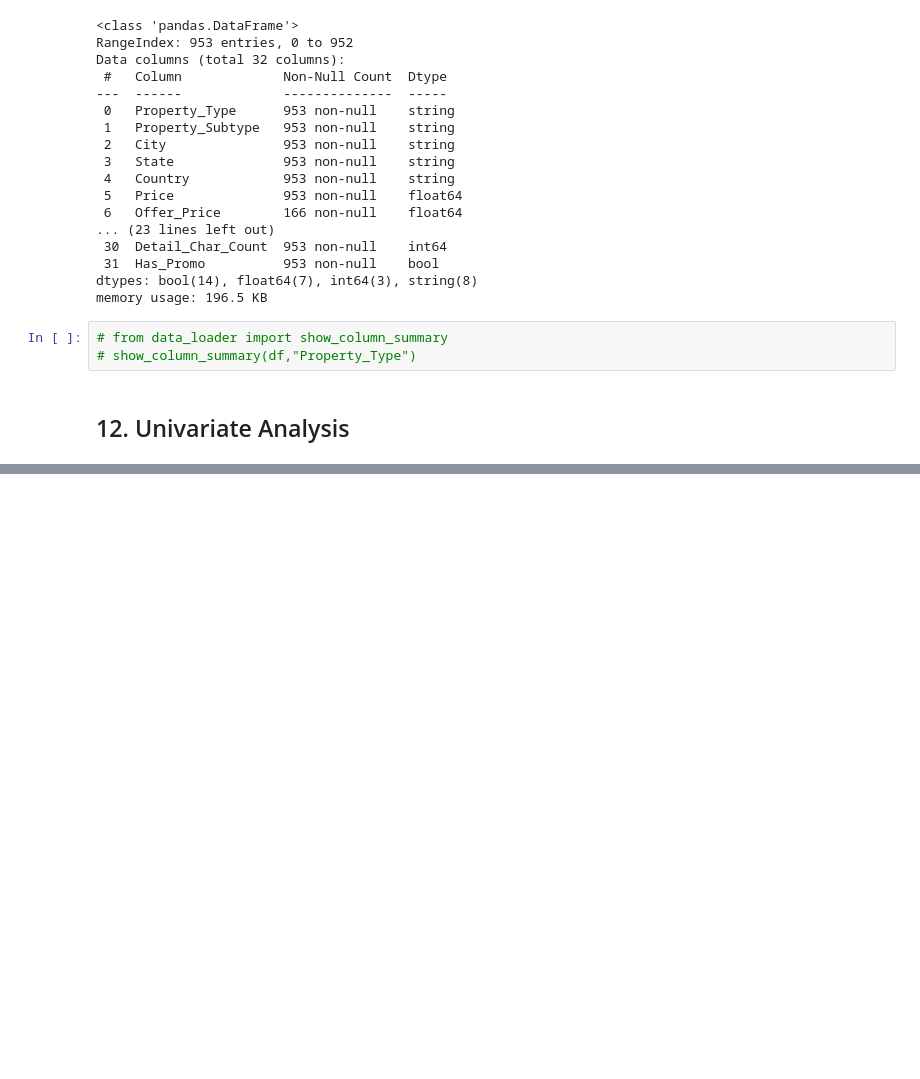
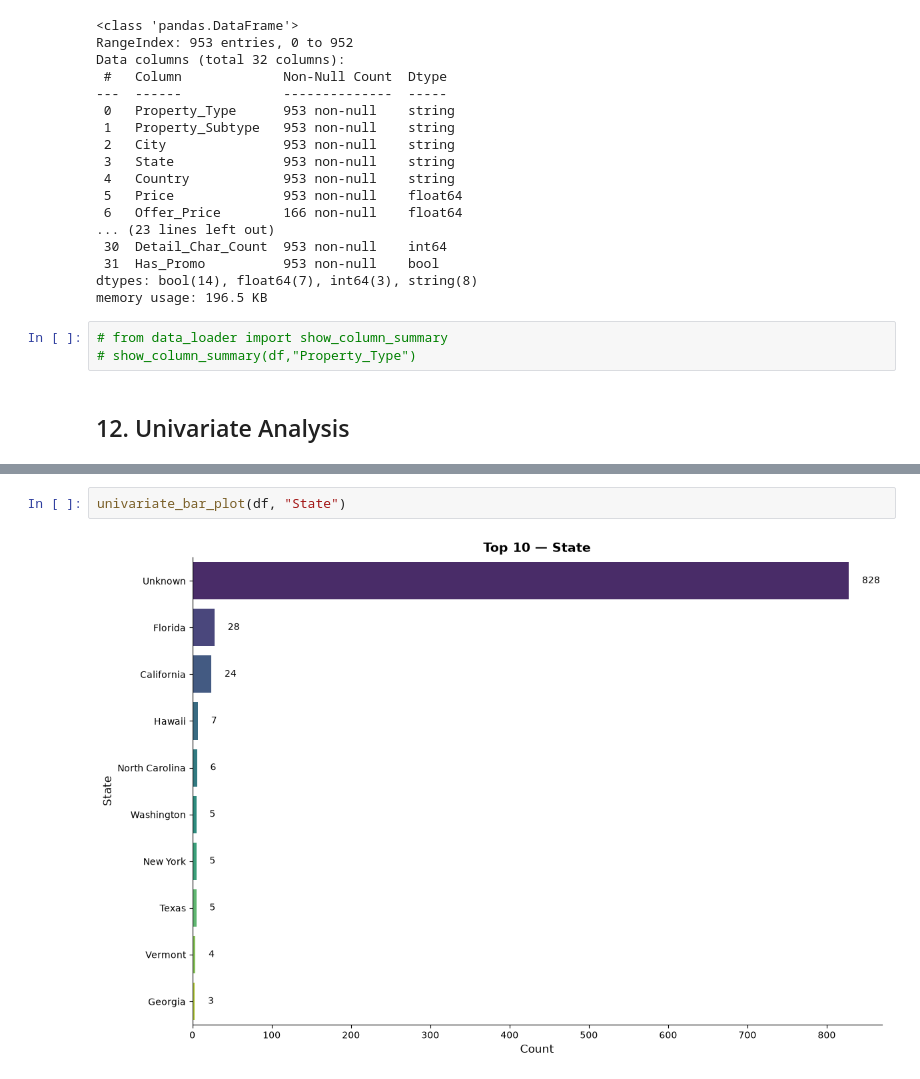
Before and after one commit to rajatyofficial/ai-projects-collection, a Jupyter notebook: Airbnb-Listings-Deep-Dive/Notebooks/Notebook.ipynb, the cells around one changed output, grey strips where cells are left out. Drawn from its saved outputs; the diff is of its cells as text; blank space fills up the shorter version.

```diff
--- a/Airbnb-Listings-Deep-Dive/Notebooks/Notebook.ipynb
+++ b/Airbnb-Listings-Deep-Dive/Notebooks/Notebook.ipynb
@@ -294,0 +207,4 @@ memory usage: 196.5 KB
+# %%
+univariate_bar_plot(df, "State")
+# %% [output]
+[figure, added]
```
Also changed, not shown: parts of 18 cells of this notebook, 1 other file.
